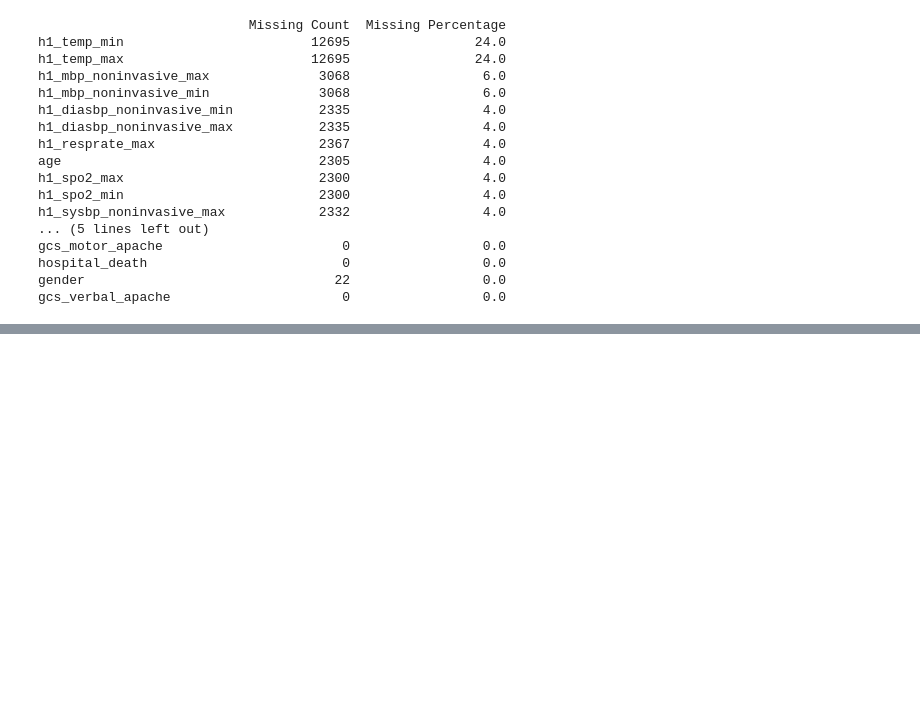
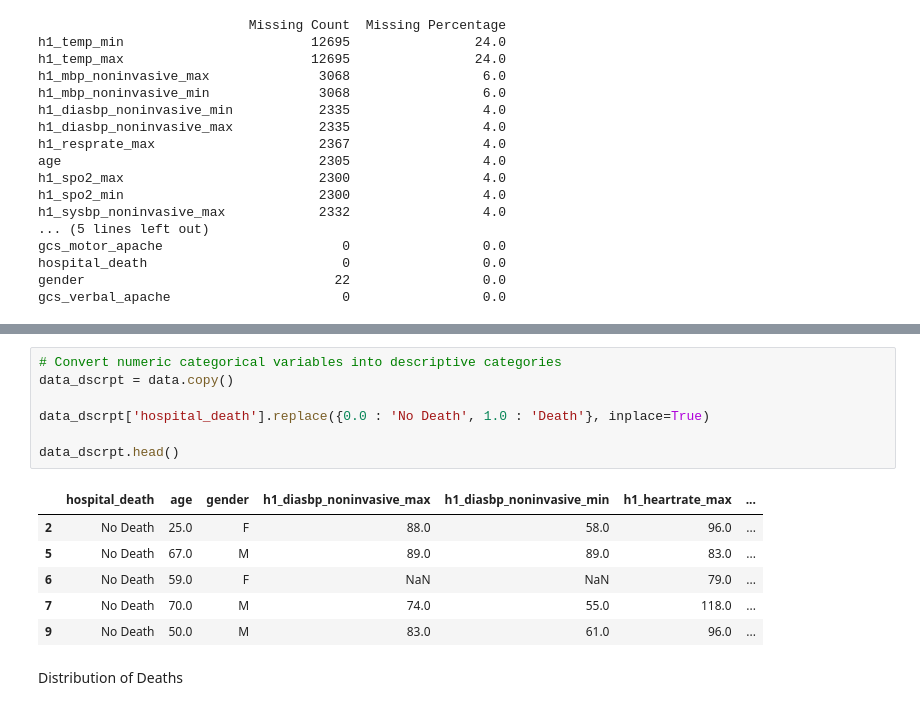
Before and after one commit to lilyzhizhou/Datathon-4, a Jupyter notebook: Data_Cleaning_Vitals.ipynb, the cells around one changed output, grey strips where cells are left out. Cells and saved outputs as stored; diff of their text form; blank space fills up the shorter version.

```diff
--- a/Data_Cleaning_Vitals.ipynb
+++ b/Data_Cleaning_Vitals.ipynb
@@ -123,0 +137,16 @@ gcs_verbal_apache                      0                 0.0
+# %%
+# Convert numeric categorical variables into descriptive categories
+data_dscrpt = data.copy()
+
+data_dscrpt['hospital_death'].replace({0.0 : 'No Death', 1.0 : 'Death'}, inplace=True)
+
+data_dscrpt.head()
+# %% [output]
+|  | hospital_death | age | gender | h1_diasbp_noninvasive_max | h1_diasbp_noninvasive_min | h1_heartrate_max | ... |
+| 2 | No Death | 25.0 | F | 88.0 | 58.0 | 96.0 | ... |
+| 5 | No Death | 67.0 | M | 89.0 | 89.0 | 83.0 | ... |
+| 6 | No Death | 59.0 | F | NaN | NaN | 79.0 | ... |
+| 7 | No Death | 70.0 | M | 74.0 | 55.0 | 118.0 | ... |
+| 9 | No Death | 50.0 | M | 83.0 | 61.0 | 96.0 | ... |
+# %% [markdown]
+Distribution of Deaths
```
Also changed, not shown: parts of 17 cells of this notebook.
